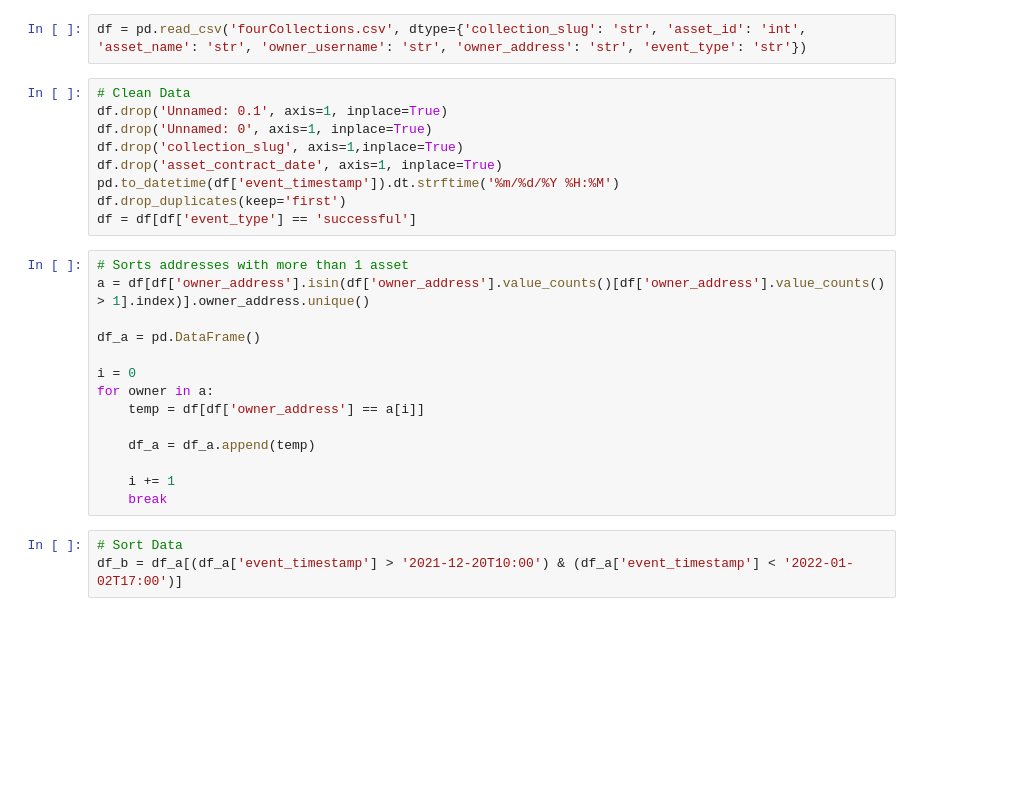
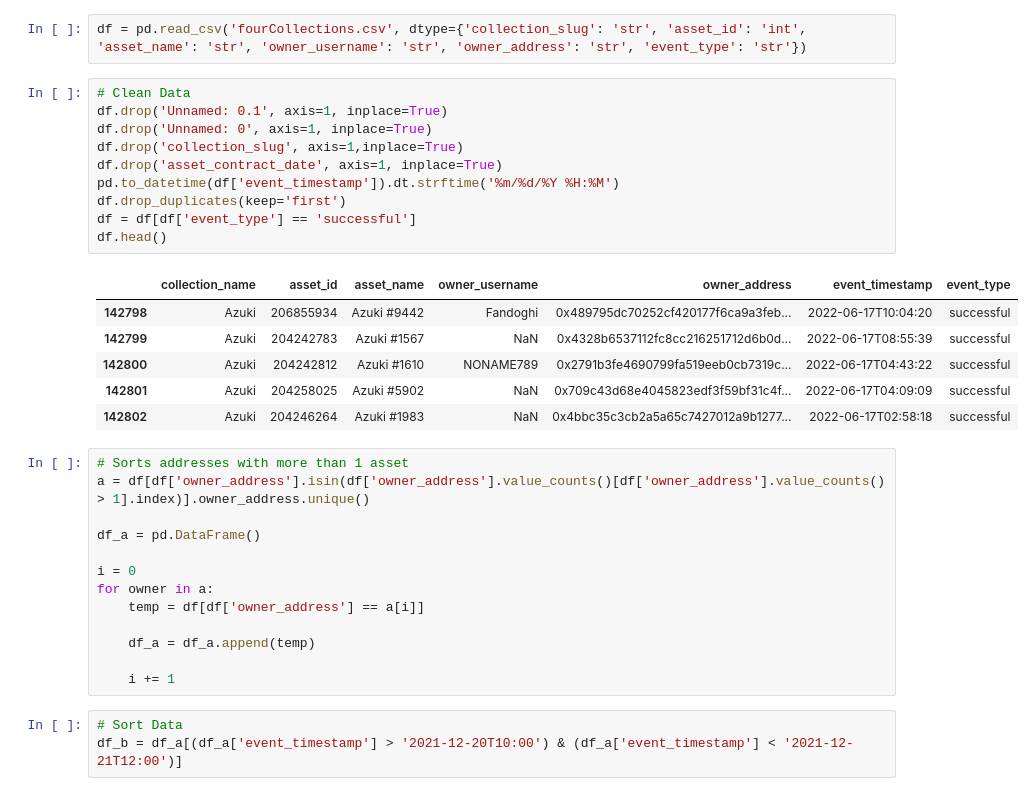
Before and after one commit to KrisOei/retrieve_openseas, a Jupyter notebook: data_analysis/networking.ipynb, the cells around one changed output. Cells and saved outputs as stored; diff of their text form; blank space fills up the shorter version.

```diff
--- a/data_analysis/networking.ipynb
+++ b/data_analysis/networking.ipynb
@@ -8,12 +8,20 @@ df = pd.read_csv('fourCollections.csv', dtype={'collection_slug': 'str', 'asset_
 # %%
 # Clean Data
 df.drop('Unnamed: 0.1', axis=1, inplace=True)
 df.drop('Unnamed: 0', axis=1, inplace=True)
 df.drop('collection_slug', axis=1,inplace=True)
 df.drop('asset_contract_date', axis=1, inplace=True)
 pd.to_datetime(df['event_timestamp']).dt.strftime('%m/%d/%Y %H:%M')
 df.drop_duplicates(keep='first')
 df = df[df['event_type'] == 'successful']
+df.head()
+# %% [output]
+|  | collection_name | asset_id | asset_name | owner_username | owner_address | event_timestamp | event_type |
+| 142798 | Azuki | 206855934 | Azuki #9442 | Fandoghi | 0x489795dc70252cf420177f6ca9a3feb... | 2022-06-17T10:04:20 | successful |
+| 142799 | Azuki | 204242783 | Azuki #1567 | NaN | 0x4328b6537112fc8cc216251712d6b0d... | 2022-06-17T08:55:39 | successful |
+| 142800 | Azuki | 204242812 | Azuki #1610 | NONAME789 | 0x2791b3fe4690799fa519eeb0cb7319c... | 2022-06-17T04:43:22 | successful |
+| 142801 | Azuki | 204258025 | Azuki #5902 | NaN | 0x709c43d68e4045823edf3f59bf31c4f... | 2022-06-17T04:09:09 | successful |
+| 142802 | Azuki | 204246264 | Azuki #1983 | NaN | 0x4bbc35c3cb2a5a65c7427012a9b1277... | 2022-06-17T02:58:18 | successful |
 # %%
 # Sorts addresses with more than 1 asset
 a = df[df['owner_address'].isin(df['owner_address'].value_counts()[df['owner_address'].value_counts() > 1].index)].owner_address.unique()
@@ -27,8 +35,7 @@ for owner in a:
     df_a = df_a.append(temp)
 
     i += 1
-    break
 # %%
 # Sort Data
-df_b = df_a[(df_a['event_timestamp'] > '2021-12-20T10:00') & (df_a['event_timestamp'] < '2022-01-02T17:00')]
+df_b = df_a[(df_a['event_timestamp'] > '2021-12-20T10:00') & (df_a['event_timestamp'] < '2021-12-21T12:00')]
 # %%
```
Also changed, not shown: parts of 3 cells of this notebook, 1 other file.
